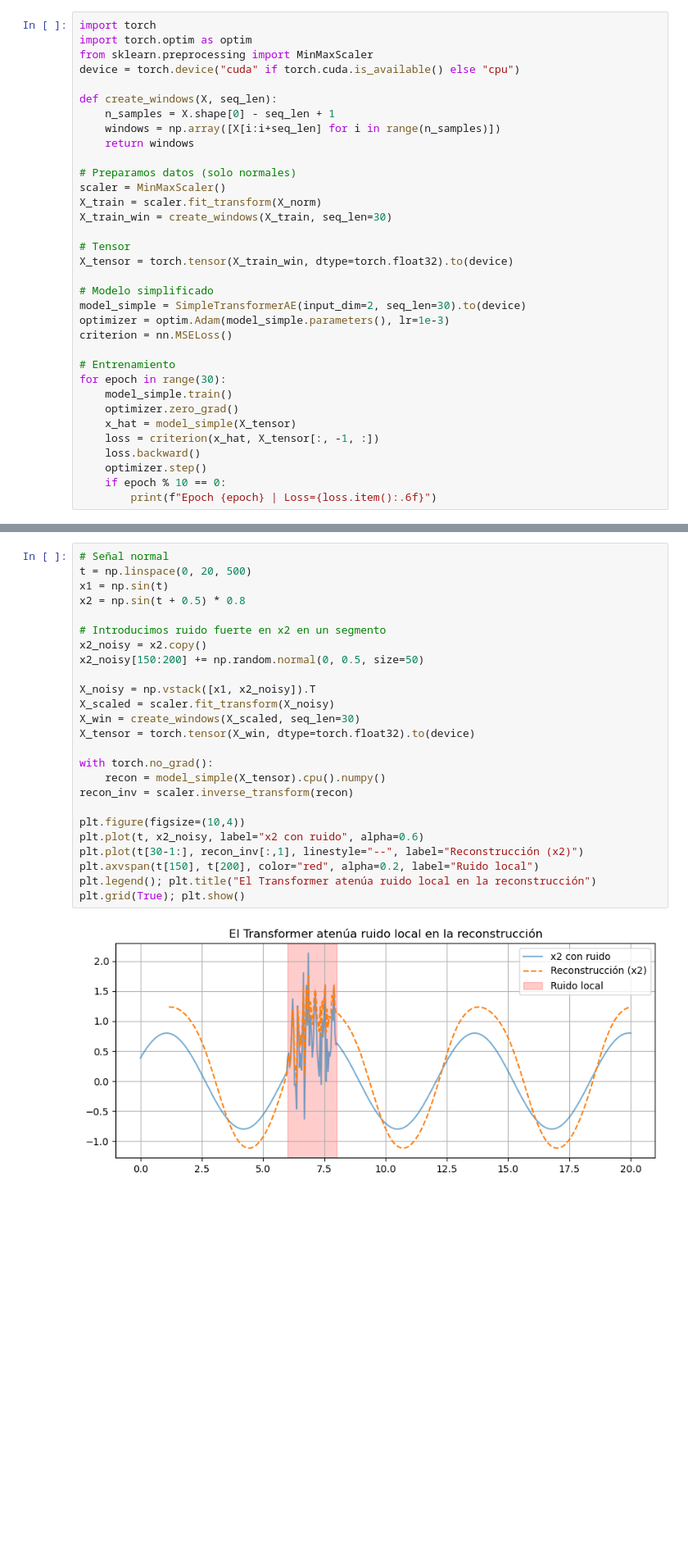
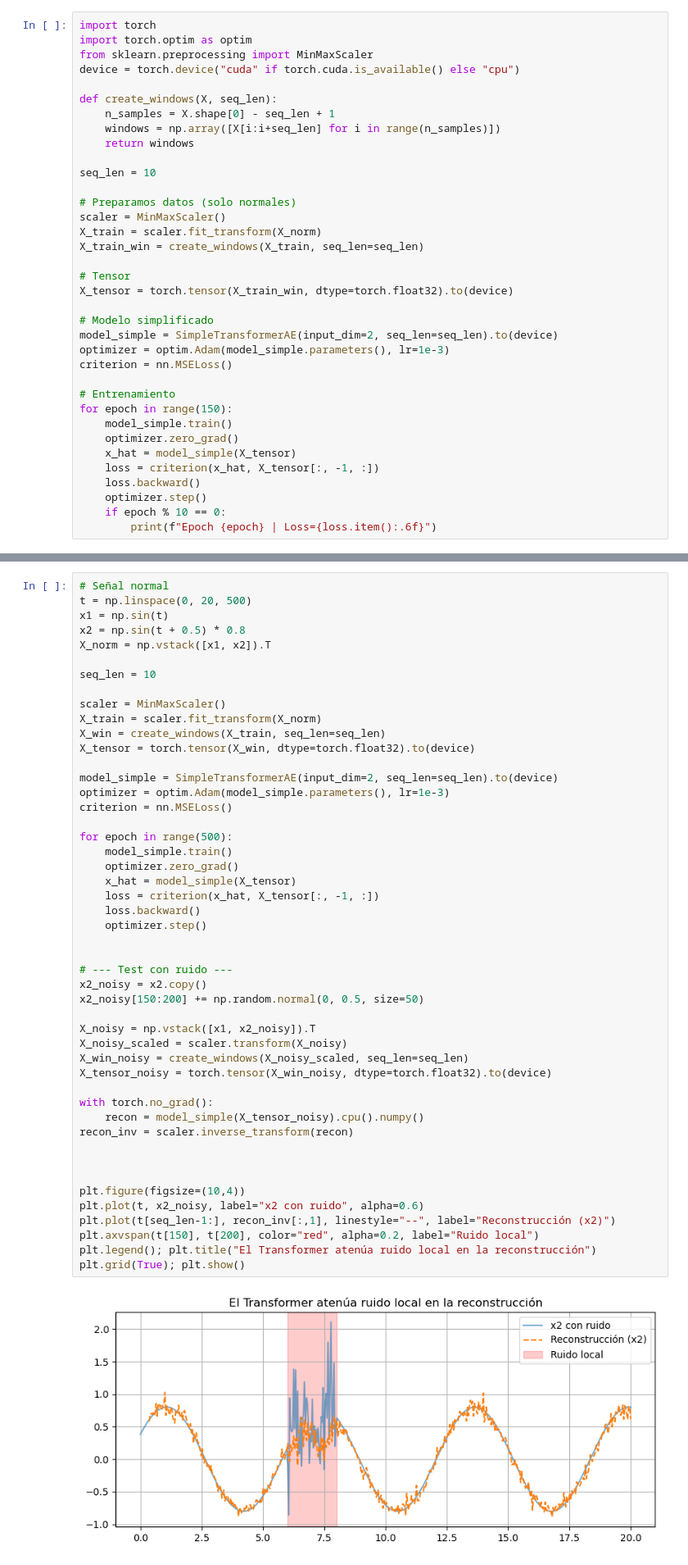
Before and after one commit to PabloAC04/MDF-ANOMALY-DETECTION, a Jupyter notebook: 09_transformer_autoencoders.ipynb, the cells around one changed output, grey strips where cells are left out. Shown: that part at 82% size. Drawn from its saved outputs; the diff is of its cells as text; blank space fills up the shorter version.

```diff
--- a/09_transformer_autoencoders.ipynb
+++ b/09_transformer_autoencoders.ipynb
@@ -162,21 +165,23 @@ def create_windows(X, seq_len):
     windows = np.array([X[i:i+seq_len] for i in range(n_samples)])
     return windows
 
+seq_len = 10
+
 # Preparamos datos (solo normales)
 scaler = MinMaxScaler()
 X_train = scaler.fit_transform(X_norm)
-X_train_win = create_windows(X_train, seq_len=30)
+X_train_win = create_windows(X_train, seq_len=seq_len)
 
 # Tensor
 X_tensor = torch.tensor(X_train_win, dtype=torch.float32).to(device)
 
 # Modelo simplificado
-model_simple = SimpleTransformerAE(input_dim=2, seq_len=30).to(device)
+model_simple = SimpleTransformerAE(input_dim=2, seq_len=seq_len).to(device)
 optimizer = optim.Adam(model_simple.parameters(), lr=1e-3)
 criterion = nn.MSELoss()
 
 # Entrenamiento
-for epoch in range(30):
+for epoch in range(150):
     model_simple.train()
     optimizer.zero_grad()
     x_hat = model_simple(X_tensor)
@@ -311,27 +412,50 @@ Si en un segmento inyectamos **ruido fuerte** sobre `x2`:
 # %%
 # Señal normal
 t = np.linspace(0, 20, 500)
 x1 = np.sin(t)
 x2 = np.sin(t + 0.5) * 0.8
+X_norm = np.vstack([x1, x2]).T
 
-# Introducimos ruido fuerte en x2 en un segmento
+seq_len = 10
+
+scaler = MinMaxScaler()
+X_train = scaler.fit_transform(X_norm)
+X_win = create_windows(X_train, seq_len=seq_len)
+X_tensor = torch.tensor(X_win, dtype=torch.float32).to(device)
+
+model_simple = SimpleTransformerAE(input_dim=2, seq_len=seq_len).to(device)
+optimizer = optim.Adam(model_simple.parameters(), lr=1e-3)
+criterion = nn.MSELoss()
+
+for epoch in range(500):
+    model_simple.train()
+    optimizer.zero_grad()
+    x_hat = model_simple(X_tensor)
+    loss = criterion(x_hat, X_tensor[:, -1, :])
+    loss.backward()
+    optimizer.step()
+
+
+# --- Test con ruido ---
 x2_noisy = x2.copy()
 x2_noisy[150:200] += np.random.normal(0, 0.5, size=50)
 
 X_noisy = np.vstack([x1, x2_noisy]).T
-X_scaled = scaler.fit_transform(X_noisy)
-X_win = create_windows(X_scaled, seq_len=30)
-X_tensor = torch.tensor(X_win, dtype=torch.float32).to(device)
+X_noisy_scaled = scaler.transform(X_noisy)
+X_win_noisy = create_windows(X_noisy_scaled, seq_len=seq_len)
+X_tensor_noisy = torch.tensor(X_win_noisy, dtype=torch.float32).to(device)
 
 with torch.no_grad():
-    recon = model_simple(X_tensor).cpu().numpy()
+    recon = model_simple(X_tensor_noisy).cpu().numpy()
 recon_inv = scaler.inverse_transform(recon)
+
+
 
 plt.figure(figsize=(10,4))
 plt.plot(t, x2_noisy, label="x2 con ruido", alpha=0.6)
-plt.plot(t[30-1:], recon_inv[:,1], linestyle="--", label="Reconstrucción (x2)")
+plt.plot(t[seq_len-1:], recon_inv[:,1], linestyle="--", label="Reconstrucción (x2)")
 plt.axvspan(t[150], t[200], color="red", alpha=0.2, label="Ruido local")
 plt.legend(); plt.title("El Transformer atenúa ruido local en la reconstrucción")
 plt.grid(True); plt.show()
 # %% [output]
-[figure, old version]
+[figure, new version]
```
Also changed, not shown: parts of 11 cells of this notebook.
